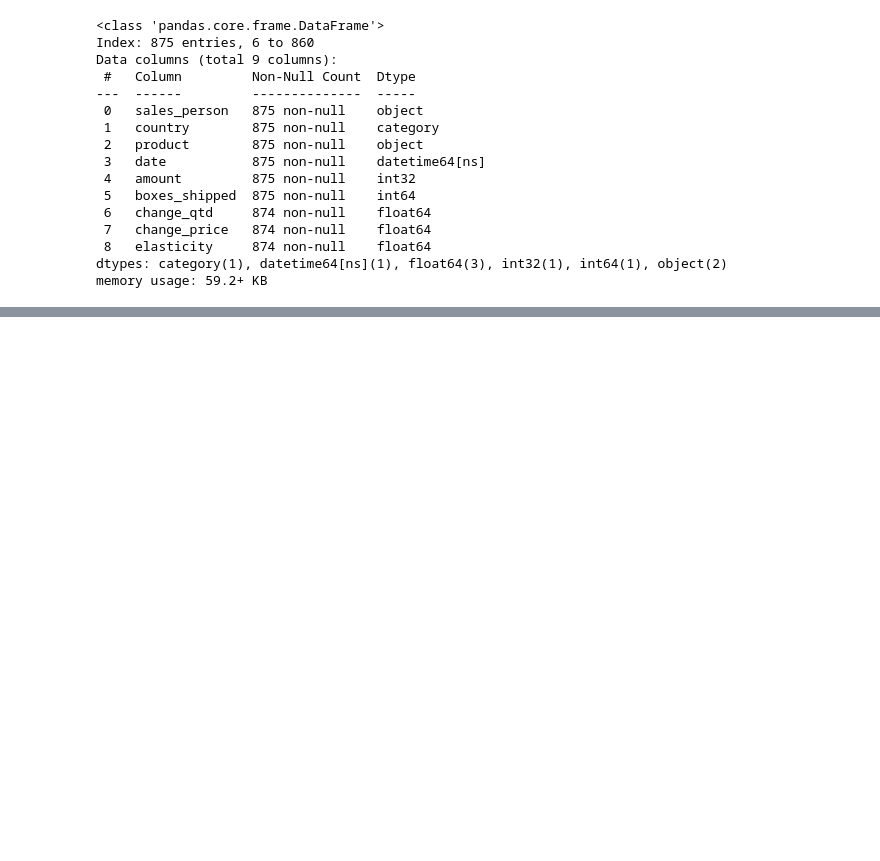
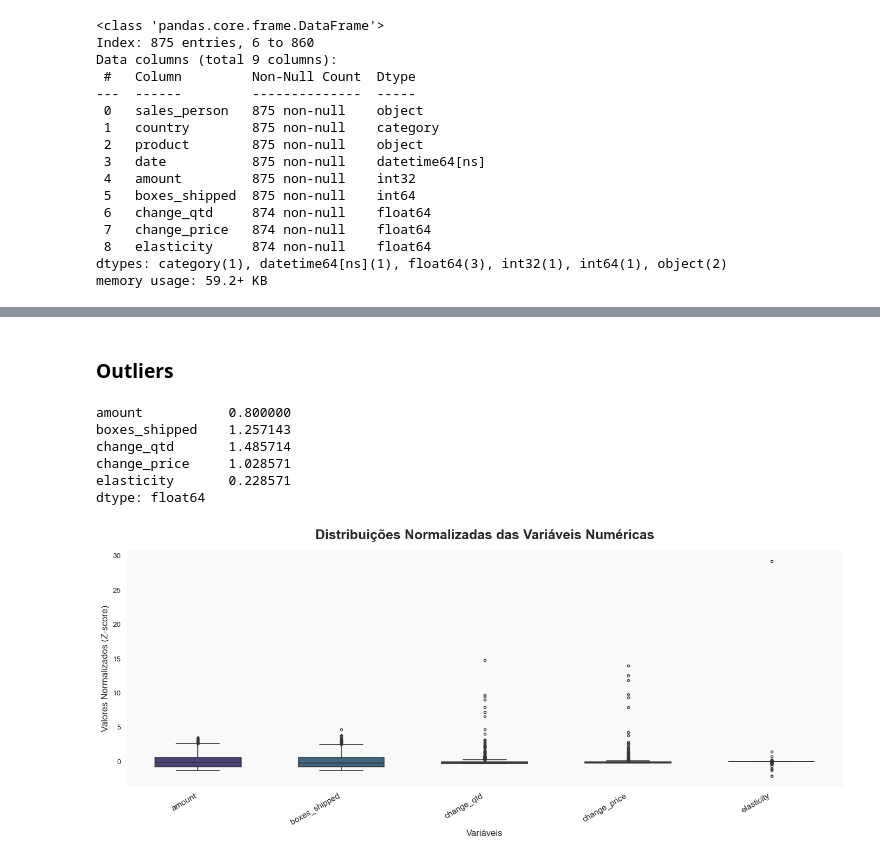
Before and after one commit to MatheusFran/ElasticidadePreco, a Jupyter notebook: notebooks/0.01-EDA.ipynb, the cells around one changed output, grey strips where cells are left out. Cells and saved outputs as stored; diff of their text form; code cells hidden in the pictures; blank space fills up the shorter version.

```diff
--- a/notebooks/0.01-EDA.ipynb
+++ b/notebooks/0.01-EDA.ipynb
@@ -285,0 +418,2 @@ plt.show()
+# %% [markdown]
+### Outliers
@@ -285,0 +422,42 @@ plt.show()
+# %%
+outliers.apply(lambda x: x.sum() / x.size * 100)
+# %% [output]
+amount           0.800000
+boxes_shipped    1.257143
+change_qtd       1.485714
+change_price     1.028571
+elasticity       0.228571
+dtype: float64
+# %%
+df_normaliz_numeric = (numeric_features - numeric_features.mean()) / numeric_features.std()
+# %%
+fig, ax = plt.subplots(figsize=(14, 6))
+
+sns.boxplot(
+    data=df_normaliz_numeric,
+    palette="viridis",
+    width=0.6,
+    fliersize=3, # tamanho dos pontos de outliers
+    linewidth=1.2,
+    ax=ax
+)
+
+ax.set_title(
+    "Distribuições Normalizadas das Variáveis Numéricas",
+    fontsize=18,
+    fontweight="bold",
+    pad=15
+)
+
+ax.set_ylabel("Valores Normalizados (Z-score)", fontsize=12)
+ax.set_xlabel("Variáveis", fontsize=12)
+ax.set_xticklabels(ax.get_xticklabels(), rotation=30, ha="right", fontsize=11)
+
+# Remove grid vertical
+ax.grid(axis="y", linestyle="--", alpha=0.6)
+ax.set_facecolor("#f9f9f9")
+
+plt.tight_layout()
+plt.show()
+# %% [output]
+[figure, added]
```
Also changed, not shown: parts of 20 cells of this notebook, 1 other file.
